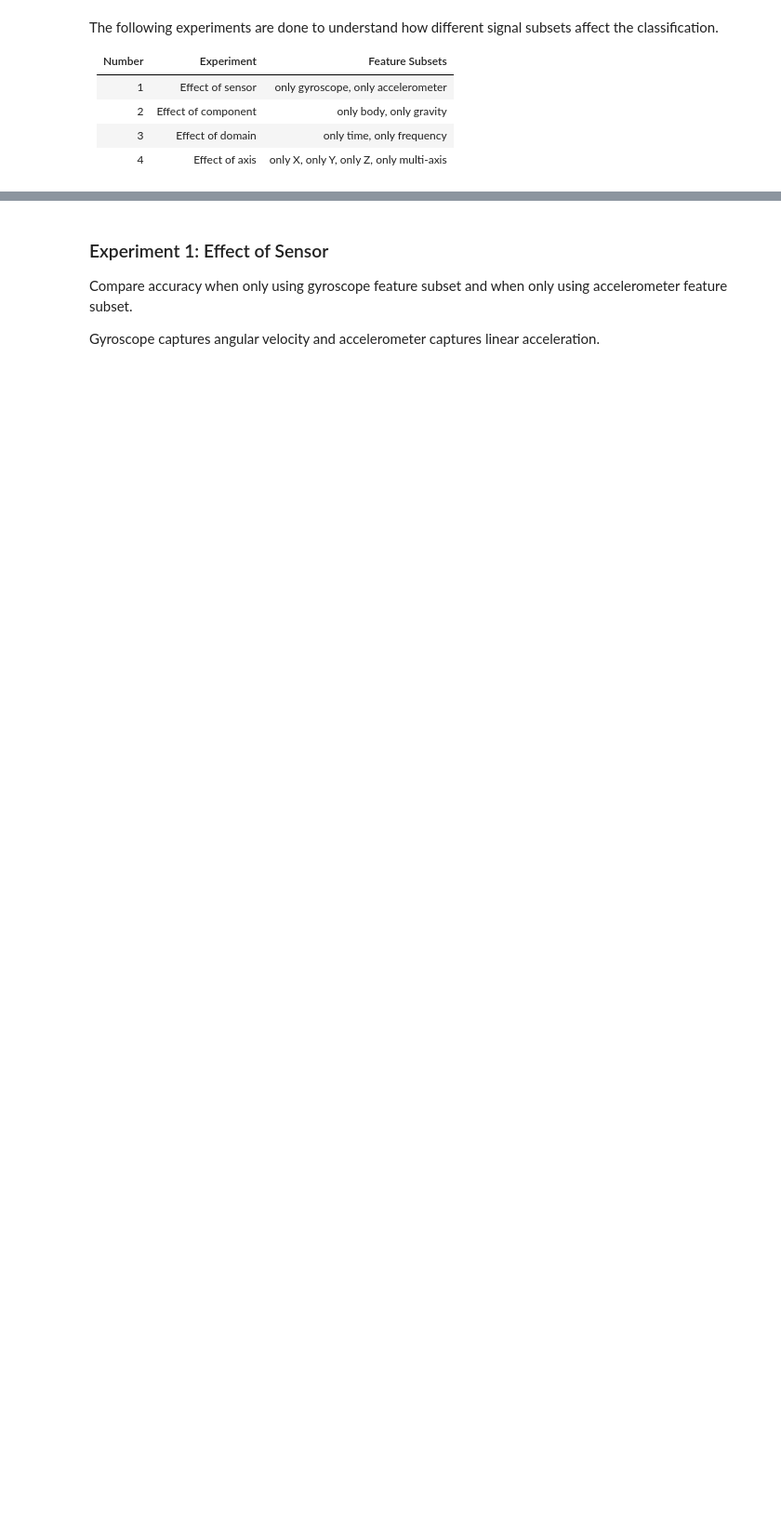
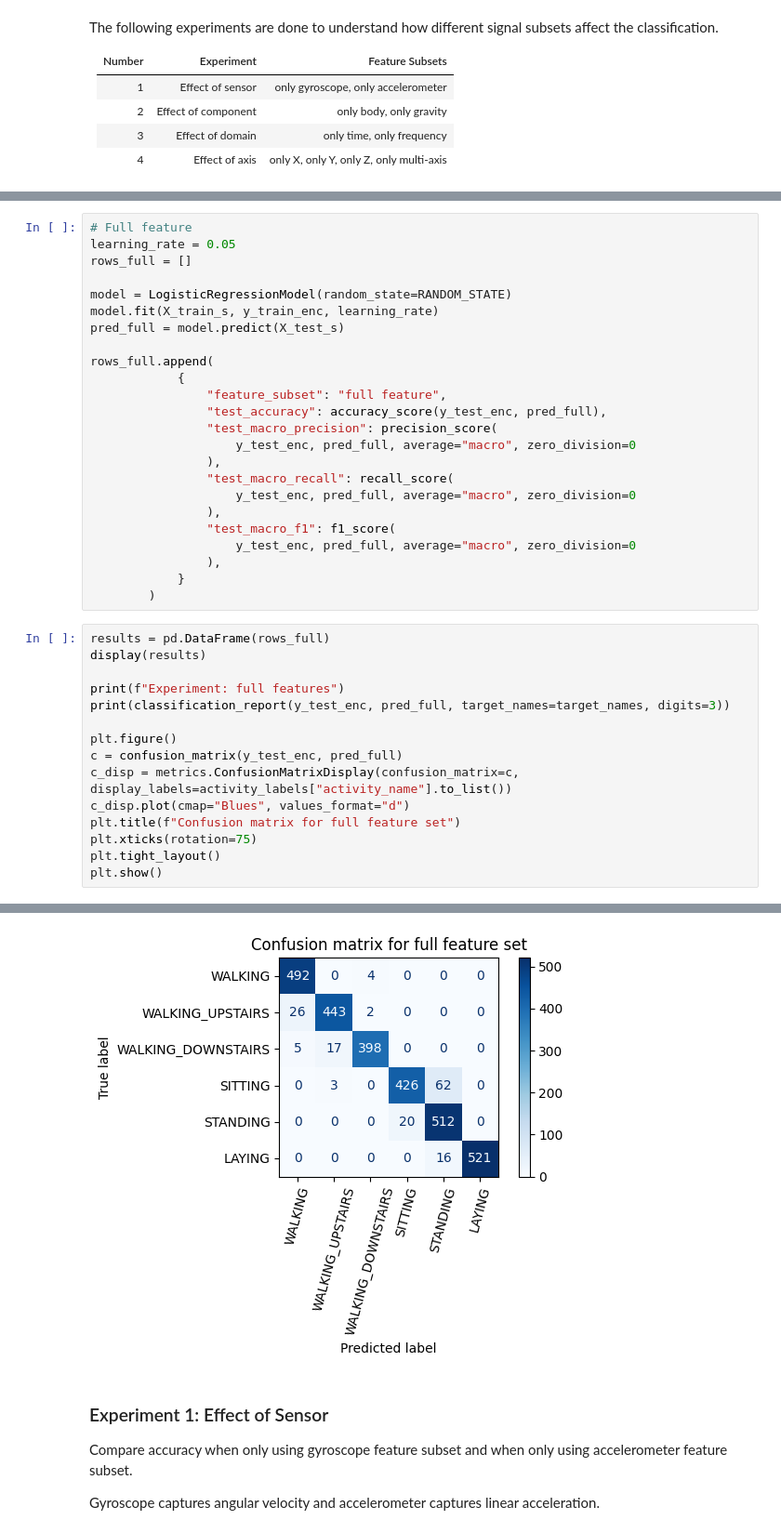
Before and after one commit to rominaba/motion-intent-recognition-for-assistive-robotics, a Jupyter notebook: notebooks/feature_ablation.ipynb, the cells around one changed output, grey strips where cells are left out. Shown at 93% size. Cells and saved outputs as stored; diff of their text form; blank space fills up the shorter version.

Commit message:
Added full feature comparison

```diff
--- a/notebooks/feature_ablation.ipynb
+++ b/notebooks/feature_ablation.ipynb
@@ -81,0 +86,40 @@ The following experiments are done to understand how different signal subsets af
+# %%
+# Full feature
+learning_rate = 0.05
+rows_full = []
+
+model = LogisticRegressionModel(random_state=RANDOM_STATE)
+model.fit(X_train_s, y_train_enc, learning_rate)
+pred_full = model.predict(X_test_s)
+
+rows_full.append(
+            {
+                "feature_subset": "full feature",
+                "test_accuracy": accuracy_score(y_test_enc, pred_full),
+                "test_macro_precision": precision_score(
+                    y_test_enc, pred_full, average="macro", zero_division=0
+                ),
+                "test_macro_recall": recall_score(
+                    y_test_enc, pred_full, average="macro", zero_division=0
+                ),
+                "test_macro_f1": f1_score(
+                    y_test_enc, pred_full, average="macro", zero_division=0
+                ),
+            }
+        )
+# %%
+results = pd.DataFrame(rows_full)
+display(results)
+
+print(f"Experiment: full features")
+print(classification_report(y_test_enc, pred_full, target_names=target_names, digits=3))
+
+plt.figure()
+c = confusion_matrix(y_test_enc, pred_full)
+c_disp = metrics.ConfusionMatrixDisplay(confusion_matrix=c, display_labels=activity_labels["activity_name"].to_list())
+c_disp.plot(cmap="Blues", values_format="d")
+plt.title(f"Confusion matrix for full feature set")
+plt.xticks(rotation=75)
+plt.tight_layout()
+plt.show()
+# %% [output]
@@ -82,3 +142,4 @@ The following experiments are done to understand how different signal subsets af
+[figure, added]
 # %% [markdown]
 ### Experiment 1: Effect of Sensor
 
```
Also changed, not shown: parts of 2 cells of this notebook.
